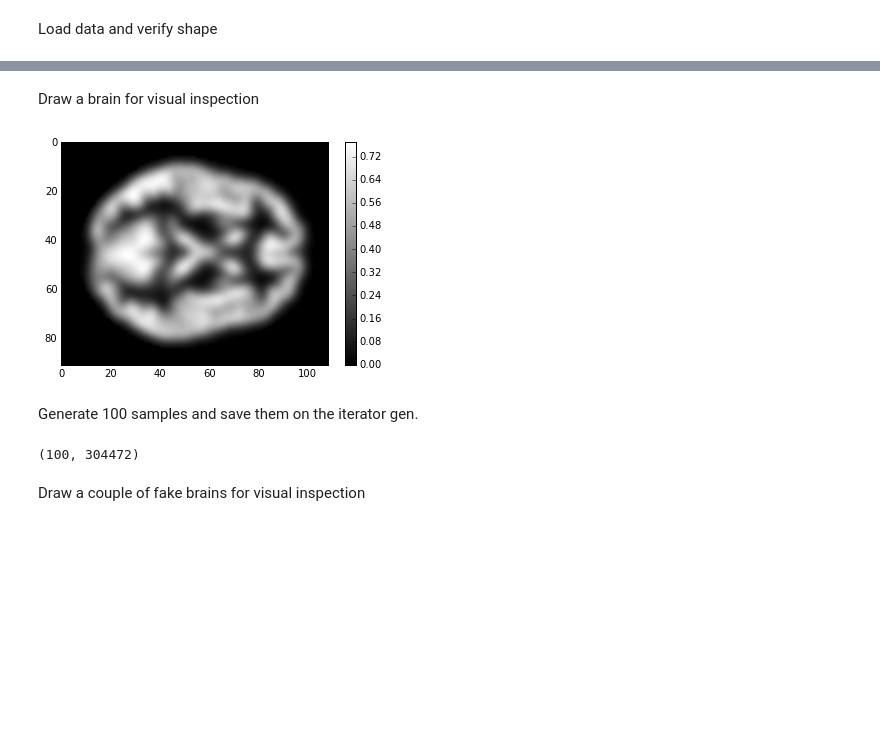
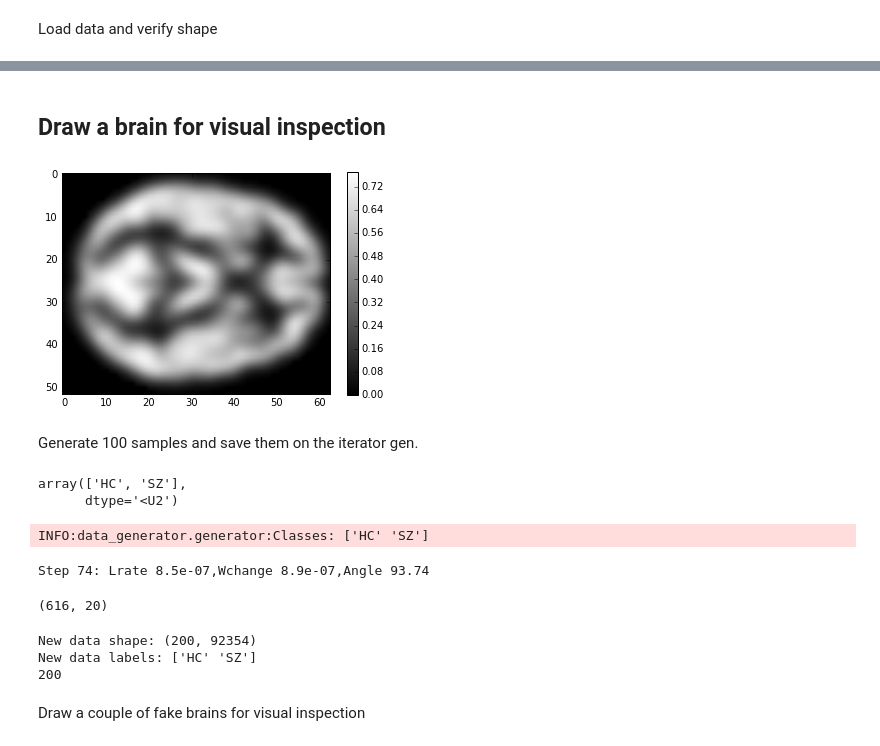
Before and after one commit to alvarouc/data_generator, a Jupyter notebook: samples/DataGen-SMRI.ipynb, the cells around one changed output, grey strips where cells are left out. Drawn from its saved outputs; the diff is of its cells as text; code cells hidden in the pictures; blank space fills up the shorter version.

Commit message:
extended to multilabel data

```diff
--- a/samples/DataGen-SMRI.ipynb
+++ b/samples/DataGen-SMRI.ipynb
@@ -8,8 +7,9 @@ import matplotlib.pyplot as plt
 # %% [markdown]
 Load data and verify shape
 # %%
-data = np.load('/home/aulloa/Documents/data/smriqc.npy')
-mask = np.load('/home/aulloa/Documents/data/smri_mask.npy')
+data = np.load('/home/aulloa/Documents/data/mcic_mega/mcic_mega_smri_data_masked.npy')
+label = np.load('/home/aulloa/Documents/data/mcic_mega/mcic_mega_smri_label.npy')
+mask = np.load('/home/aulloa/Documents/data/mcic_mega/mcic_mega_smri_mask.npy')
 
 print(data.shape)
 print(data.dtype)
@@ -24,0 +25,9 @@ bool
+# %%
+lit_label = []
+for x in label:
+    if x == 1:
+        lit_label.append('HC')
+    if x == 0:
+        lit_label.append('SZ')
+
+lit_label = np.array(lit_label)
@@ -24,0 +36,5 @@ bool
+# %%
+temp = data.mean(axis=1)
+plt.hist(temp, 40);
+keep = [n for n,x in enumerate(data.mean(axis=1)) if x > 0.3 and x < 0.4]
+len(keep)
@@ -25,24 +44,46 @@ bool
+# %%
+data = data[keep]
+label = label[keep]
+lit_label = lit_label[keep]
 # %% [markdown]
-Draw a brain for visual inspection
+## Draw a brain for visual inspection
 # %%
 def draw_brain(masked, mask):
     temp = np.zeros(mask.shape)
     temp[mask] = masked
-    plt.imshow(temp[:,:,40], cmap='gray')
+    plt.imshow(temp[:,:,20], cmap='gray')
     plt.colorbar()
 
 draw_brain(data[0,:], mask)
 # %% [output]
-[figure, old version]
+[figure, new version]
 # %% [markdown]
 Generate 100 samples and save them on the iterator gen.
-# %%
-gen = DataGenerator(data, 20, 100, 1, 'normal')
-
-new_data = next(gen)
-print(new_data.shape)
-# %% [output]
-(100, 304472)
+# %%
+np.unique(lit_label)
+# %% [output]
+array(['HC', 'SZ'],
+      dtype='<U2')
+# %%
+from data_generator import DataGeneratorByGroup as dbg
+
+gen = dbg(data, lit_label, n_components=20, n_samples=100,
+          n_batches=1, method='normal')
+
+gen.mixing.shape
+# %% [output]
+INFO:data_generator.generator:Classes: ['HC' 'SZ']
+Step 74: Lrate 8.5e-07,Wchange 8.9e-07,Angle 93.74
+(616, 20)
+# %%
+new_data, new_label = next(iter(gen))
+print('New data shape: {}'.format(new_data.shape))
+print('New data labels: {}'.format(np.unique(new_label)))
+print(len(new_label))
+# %% [output]
+New data shape: (200, 92354)
+New data labels: ['HC' 'SZ']
+200
 # %% [markdown]
 Draw a couple of fake brains for visual inspection
 # %%
```
Also changed, not shown: parts of 7 cells of this notebook, 1 other file.
